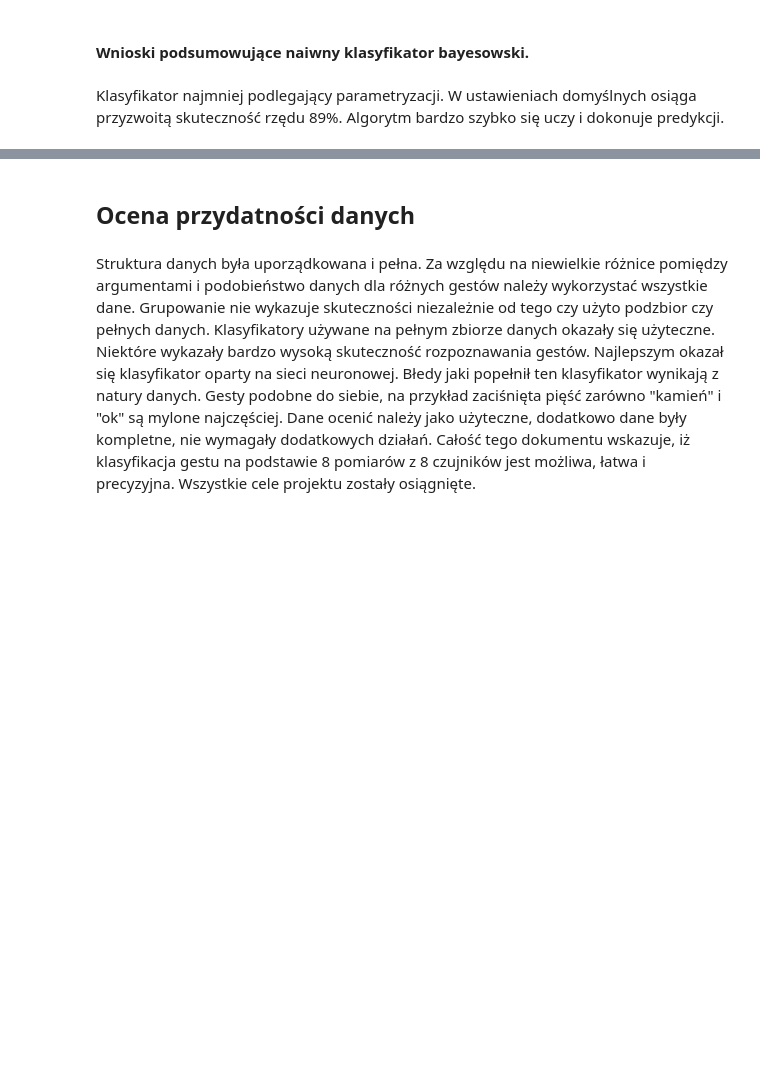
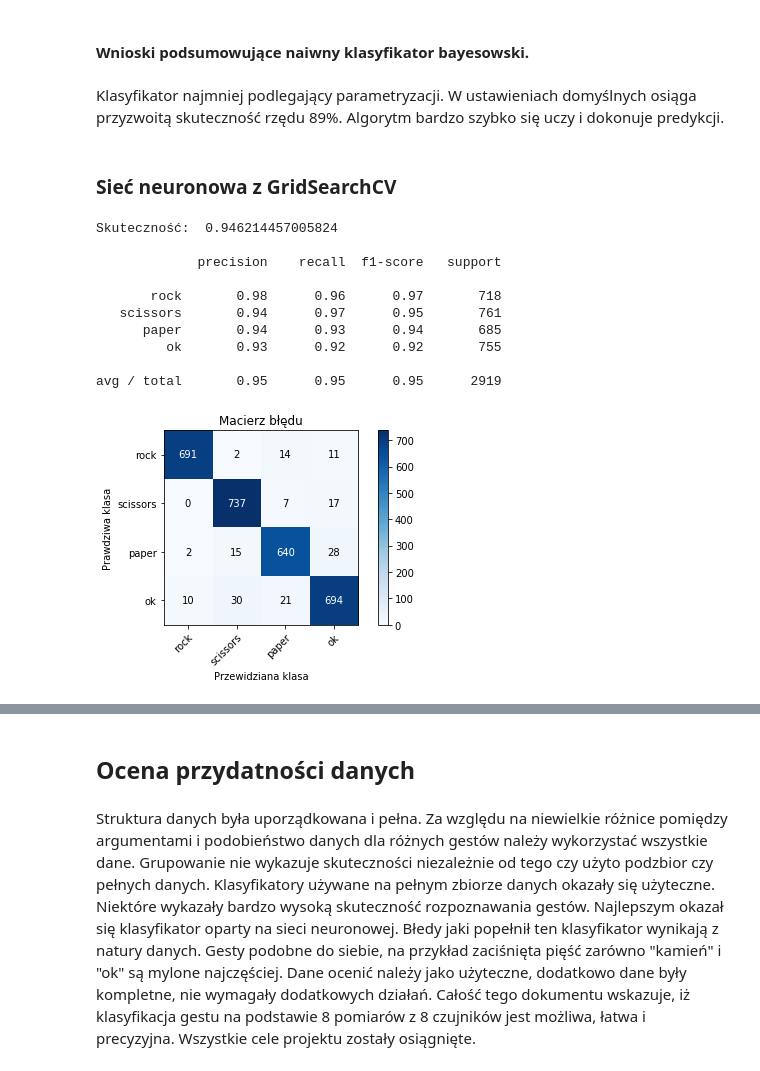
Before and after one commit to ispmor/gestures_recognition, a Jupyter notebook: gestures_recognition.ipynb, the cells around one changed output, grey strips where cells are left out. Drawn from its saved outputs; the diff is of its cells as text; code cells hidden in the pictures; blank space fills up the shorter version.

Commit message:
Dodano GridSearchCV na sieci neuronowej

```diff
--- a/gestures_recognition.ipynb
+++ b/gestures_recognition.ipynb
@@ -543,3 +545,31 @@ avg / total       0.89      0.89      0.89      2919
 #### Wnioski podsumowujące naiwny klasyfikator bayesowski.
 # %% [markdown]
 Klasyfikator najmniej podlegający parametryzacji. W ustawieniach domyślnych osiąga przyzwoitą skuteczność rzędu 89%. Algorytm bardzo szybko się uczy i dokonuje predykcji.
+# %% [markdown]
+### Sieć neuronowa z GridSearchCV
+# %%
+from sklearn.model_selection import GridSearchCV
+neural = MLPClassifier()
+params = {'hidden_layer_sizes' : [10,100,150], 'max_iter': [100, 500, 1000], 'activation' : ('identity', 'logistic', 'relu') }
+clf = GridSearchCV(neural, params)
+clf.fit(X_train, y_train)
+y_pred = clf.predict(X_test)
+score = clf.score(X_test, y_test)
+target_names=['rock','scissors','paper','ok']
+
+print("Skuteczność: ", score, "\n" )
+print(classification_report(y_test, y_pred, target_names=target_names))
+plot_confusion_matrix(y_test, y_pred, classes=target_names)
+plt.show()
+# %% [output]
+Skuteczność:  0.946214457005824
+
+             precision    recall  f1-score   support
+
+       rock       0.98      0.96      0.97       718
+   scissors       0.94      0.97      0.95       761
+      paper       0.94      0.93      0.94       685
+         ok       0.93      0.92      0.92       755
+
+avg / total       0.95      0.95      0.95      2919
+[figure, added]
```
Also changed, not shown: parts of 14 cells of this notebook.
